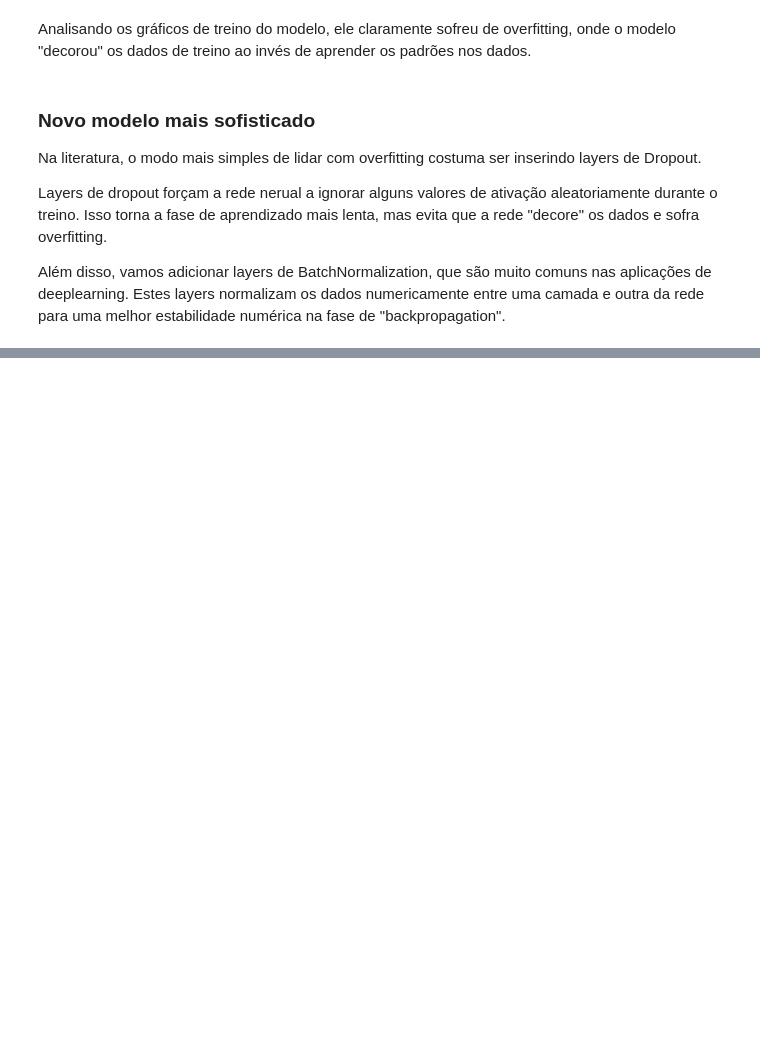
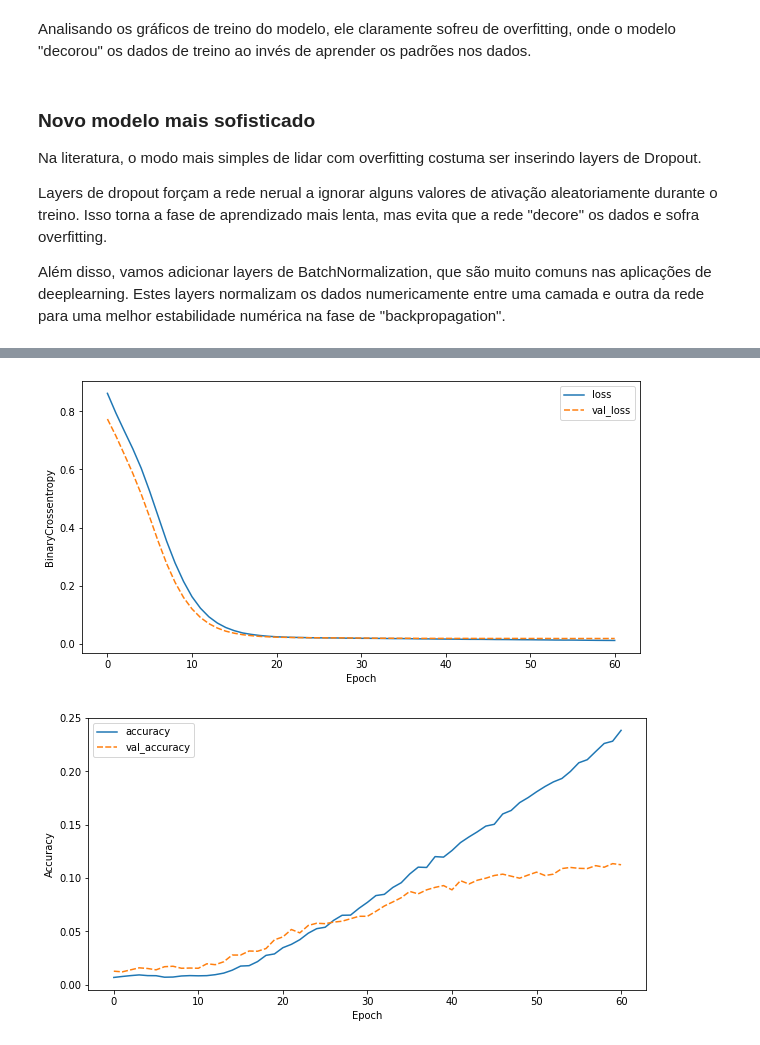
Before and after one commit to LPugens/imersao-dados-desafio-final, a Jupyter notebook: Notebooks/03_DeepLearning.ipynb, the cells around one changed output, grey strips where cells are left out. Saved outputs shown, nothing was run; the diff lists cells and outputs as text; code cells hidden in the pictures; blank space fills up the shorter version.

```diff
--- a/Notebooks/03_DeepLearning.ipynb
+++ b/Notebooks/03_DeepLearning.ipynb
@@ -359,0 +380,4 @@ plt.show()
+# %%
+value_counts = tf.constant(df_value_counts.values, dtype='float64')
+probabilidade_de_selecao = 1/(value_counts)
+probabilidade_de_selecao /= tf.reduce_sum(probabilidade_de_selecao)
@@ -359,0 +429,9 @@ plt.show()
+# %%
+x_treino = pd.DataFrame(
+    data=x_treino,
+    columns=dados.loc[:, 'g-0':'g-771'].columns
+)
+y_treino = pd.DataFrame(
+    data=y_treino,
+    columns=dados.loc[:, '11-beta-hsd1_inhibitor':'nrf2_activator'].columns
+)
@@ -359,0 +440,2 @@ plt.show()
+# %%
+train_generator = generator_with_logits(x_treino, y_treino, p_treino)
@@ -359,0 +444,9 @@ plt.show()
+# %%
+modelo = make_modelo(n_sources, n_targets)
+hist = modelo.fit(
+    x=train_generator,
+    steps_per_epoch = 1000,
+    validation_data=(x_teste, y_teste),
+    epochs=100,
+    callbacks=callbacks
+)
@@ -359,0 +471,21 @@ plt.show()
+# %%
+df_hist = pd.DataFrame(
+    data=hist.history
+)
+
+plt.figure(figsize=(10, 5))
+ax = sns.lineplot(
+    data=df_hist[['loss', 'val_loss']]
+)
+ax.set(xlabel='Epoch', ylabel='BinaryCrossentropy')
+plt.show()
+
+plt.figure(figsize=(10, 5))
+ax = sns.lineplot(
+    data=df_hist[['accuracy', 'val_accuracy']]
+)
+ax.set(xlabel='Epoch', ylabel='Accuracy')
+plt.show()
+# %% [output]
+[figure, added]
+[figure, added]
```
Also changed, not shown: parts of 30 cells of this notebook.
